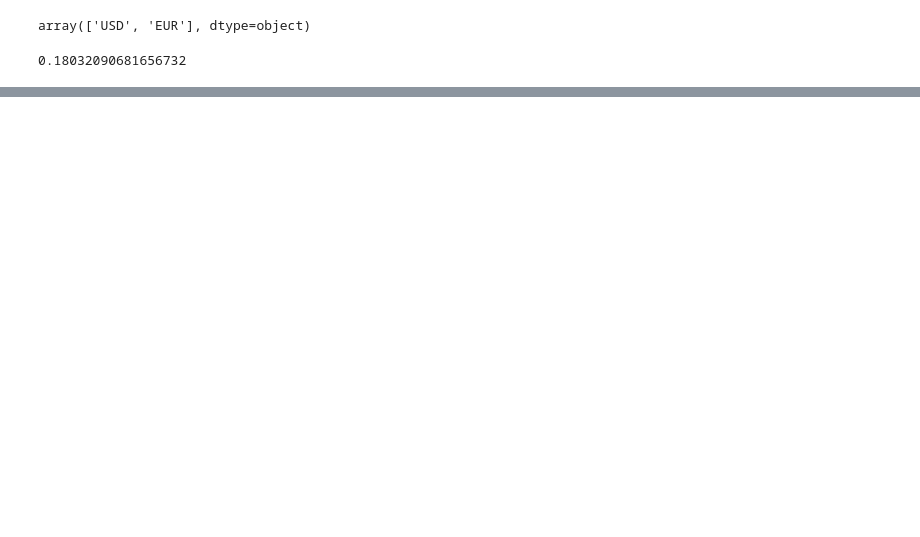
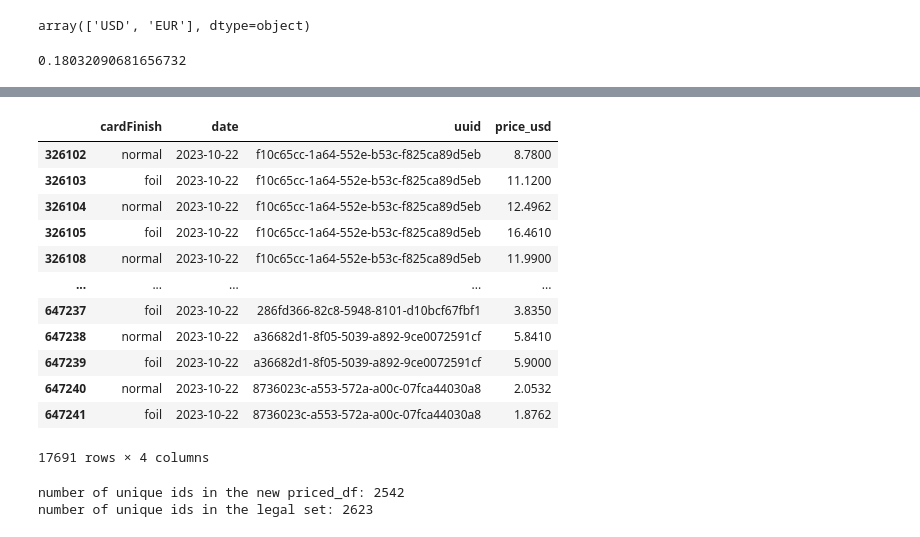
Before and after one commit to LouisHH0203/pet_projects, a Jupyter notebook: mtg_analysis.ipynb, the cells around one changed output, grey strips where cells are left out. Saved outputs shown, nothing was run; the diff lists cells and outputs as text; code cells hidden in the pictures; blank space fills up the shorter version.

```diff
--- a/mtg_analysis.ipynb
+++ b/mtg_analysis.ipynb
@@ -382,0 +458,24 @@ Username for 'https://github.com': ^C
+# %%
+# Price df for legal cards
+legal_price_df = price_df[price_df['uuid'].isin(legal_ids)]
+legal_price_df
+# %% [output]
+|  | cardFinish | date | uuid | price_usd |
+| 326102 | normal | 2023-10-22 | f10c65cc-1a64-552e-b53c-f825ca89d5eb | 8.7800 |
+| 326103 | foil | 2023-10-22 | f10c65cc-1a64-552e-b53c-f825ca89d5eb | 11.1200 |
+| 326104 | normal | 2023-10-22 | f10c65cc-1a64-552e-b53c-f825ca89d5eb | 12.4962 |
+| 326105 | foil | 2023-10-22 | f10c65cc-1a64-552e-b53c-f825ca89d5eb | 16.4610 |
+| 326108 | normal | 2023-10-22 | f10c65cc-1a64-552e-b53c-f825ca89d5eb | 11.9900 |
+| ... | ... | ... | ... | ... |
+| 647237 | foil | 2023-10-22 | 286fd366-82c8-5948-8101-d10bcf67fbf1 | 3.8350 |
+| 647238 | normal | 2023-10-22 | a36682d1-8f05-5039-a892-9ce0072591cf | 5.8410 |
+| 647239 | foil | 2023-10-22 | a36682d1-8f05-5039-a892-9ce0072591cf | 5.9000 |
+| 647240 | normal | 2023-10-22 | 8736023c-a553-572a-a00c-07fca44030a8 | 2.0532 |
+| 647241 | foil | 2023-10-22 | 8736023c-a553-572a-a00c-07fca44030a8 | 1.8762 |
+17691 rows × 4 columns
+# %%
+print(f"number of unique ids in the new priced_df: {legal_price_df['uuid'].nunique()}")
+print(f"number of unique ids in the legal set: {standard_legal_df['uuid'].nunique()}")
+# %% [output]
+number of unique ids in the new priced_df: 2542
+number of unique ids in the legal set: 2623
```
Also changed, not shown: parts of 22 cells of this notebook.
